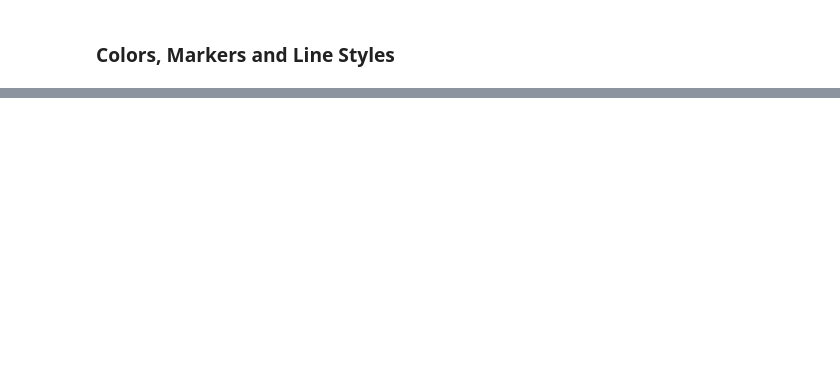
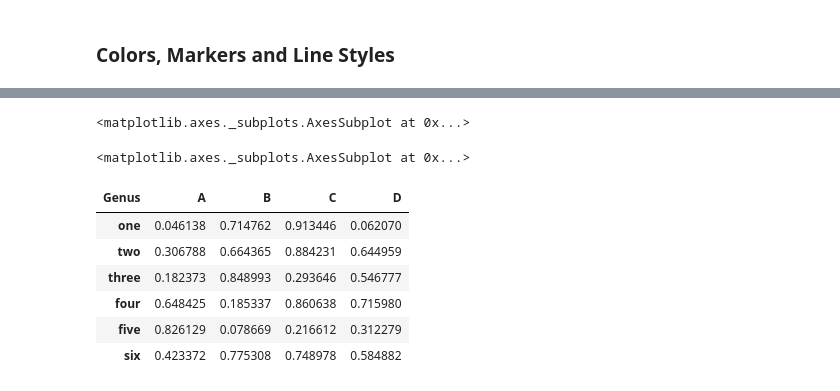
Before and after one commit to shubhtech/Python-For-Data-Analysis, a Jupyter notebook: Chapter 9.ipynb, the cells around one changed output, grey strips where cells are left out. Drawn from its saved outputs; the diff is of its cells as text; code cells hidden in the pictures; blank space fills up the shorter version.

```diff
--- a/Chapter 9.ipynb
+++ b/Chapter 9.ipynb
@@ -60,0 +262,8 @@ plt.subplots_adjust(wspace=0, hspace=0)
+# %%
+data.plot.bar(ax=axes[0], color='k', alpha=0.3)
+# %% [output]
+<matplotlib.axes._subplots.AxesSubplot at 0x...>
+# %%
+data.plot.barh(ax=axes[1], color='k', alpha=0.9)
+# %% [output]
+<matplotlib.axes._subplots.AxesSubplot at 0x...>
@@ -60,0 +272,15 @@ plt.subplots_adjust(wspace=0, hspace=0)
+# %%
+df = pd.DataFrame(np.random.rand(6,4),
+                 index=['one', 'two', 'three', 'four', 'five', 'six'],
+                 columns=pd.Index(['A', 'B','C', 'D'],
+                  name='Genus'))
+# %%
+df
+# %% [output]
+| Genus | A | B | C | D |
+| one | 0.046138 | 0.714762 | 0.913446 | 0.062070 |
+| two | 0.306788 | 0.664365 | 0.884231 | 0.644959 |
+| three | 0.182373 | 0.848993 | 0.293646 | 0.546777 |
+| four | 0.648425 | 0.185337 | 0.860638 | 0.715980 |
+| five | 0.826129 | 0.078669 | 0.216612 | 0.312279 |
+| six | 0.423372 | 0.775308 | 0.748978 | 0.584882 |
```
Also changed, not shown: parts of 67 cells of this notebook.
